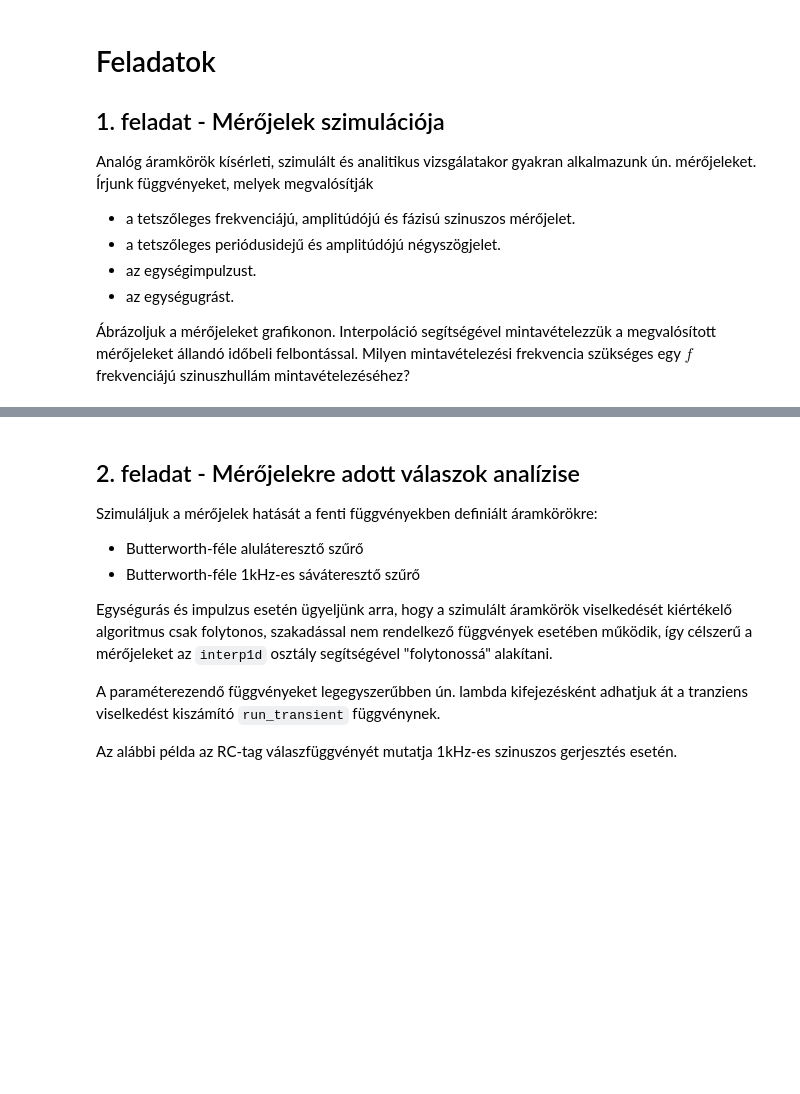
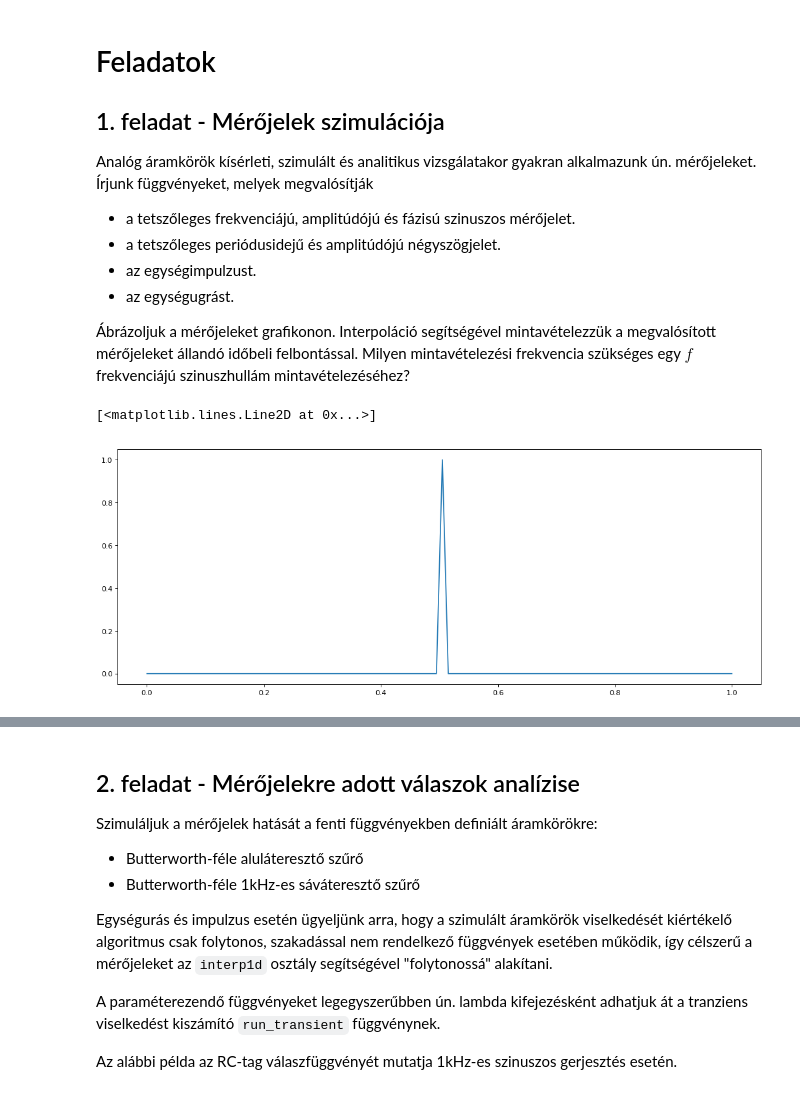
Before and after one commit to Tominano/Numerical-methods-of-physics-II, a Jupyter notebook: 3_feladatsor/3_feladat_Kapolcs.ipynb, the cells around one changed output, grey strips where cells are left out. Saved outputs shown, nothing was run; the diff lists cells and outputs as text; code cells hidden in the pictures; blank space fills up the shorter version.

```diff
--- a/3_feladatsor/3_feladat_Kapolcs.ipynb
+++ b/3_feladatsor/3_feladat_Kapolcs.ipynb
@@ -209 +217,9 @@ def mero_negyszog(x = [0,1], n = 100, A = 1, f = 1, phi = 1):
+# %%
+mero_egysegimp_obj = mero_egysegimp()
+
+plt.figure(num=None, figsize=(16, 6), dpi=80, facecolor='w', edgecolor='k')
+plt.plot(mero_egysegimp_obj[0], mero_egysegimp_obj[1])
+# %% [output]
+[<matplotlib.lines.Line2D at 0x...>]
+[figure, added]
 # %%
```
Also changed, not shown: parts of 2 cells of this notebook.
